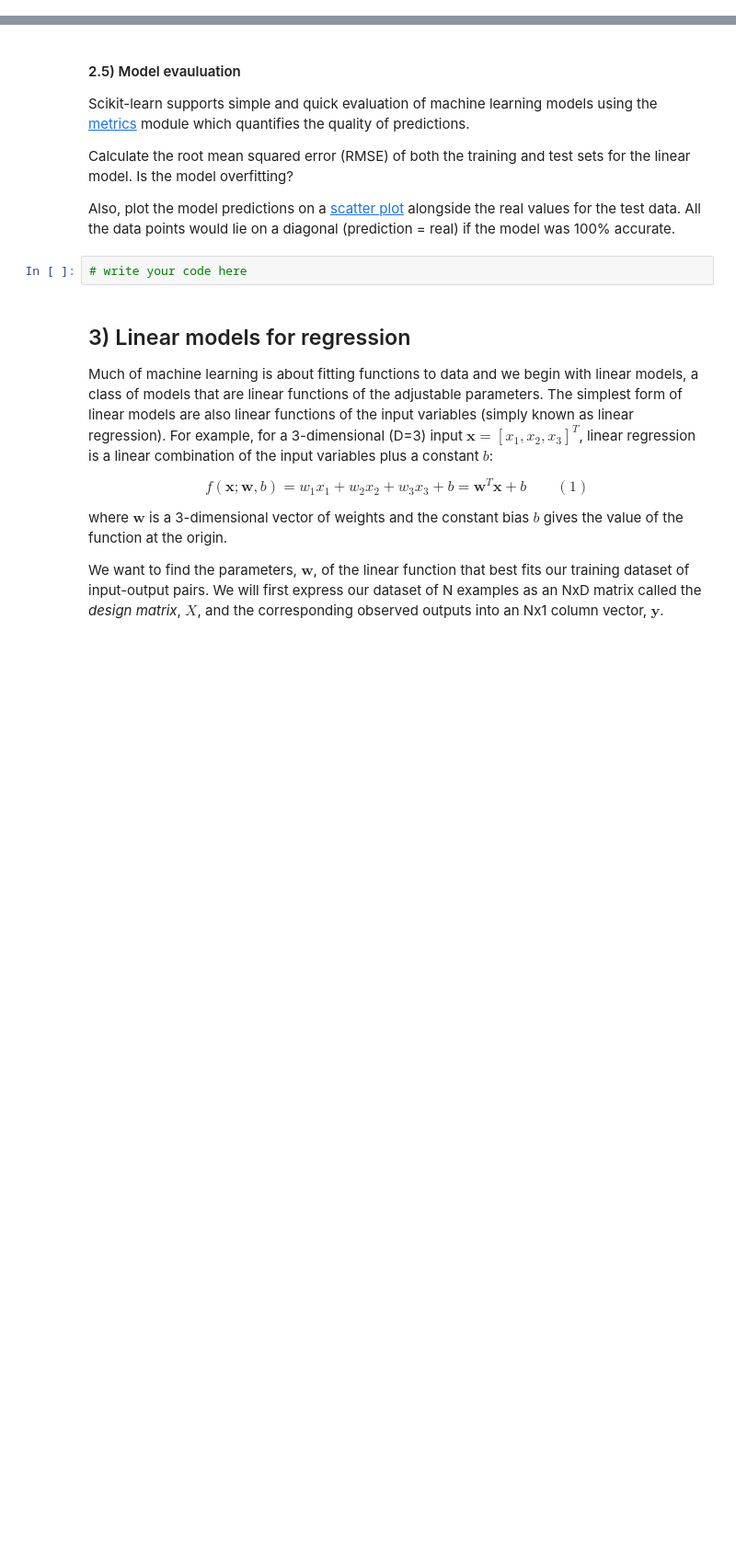
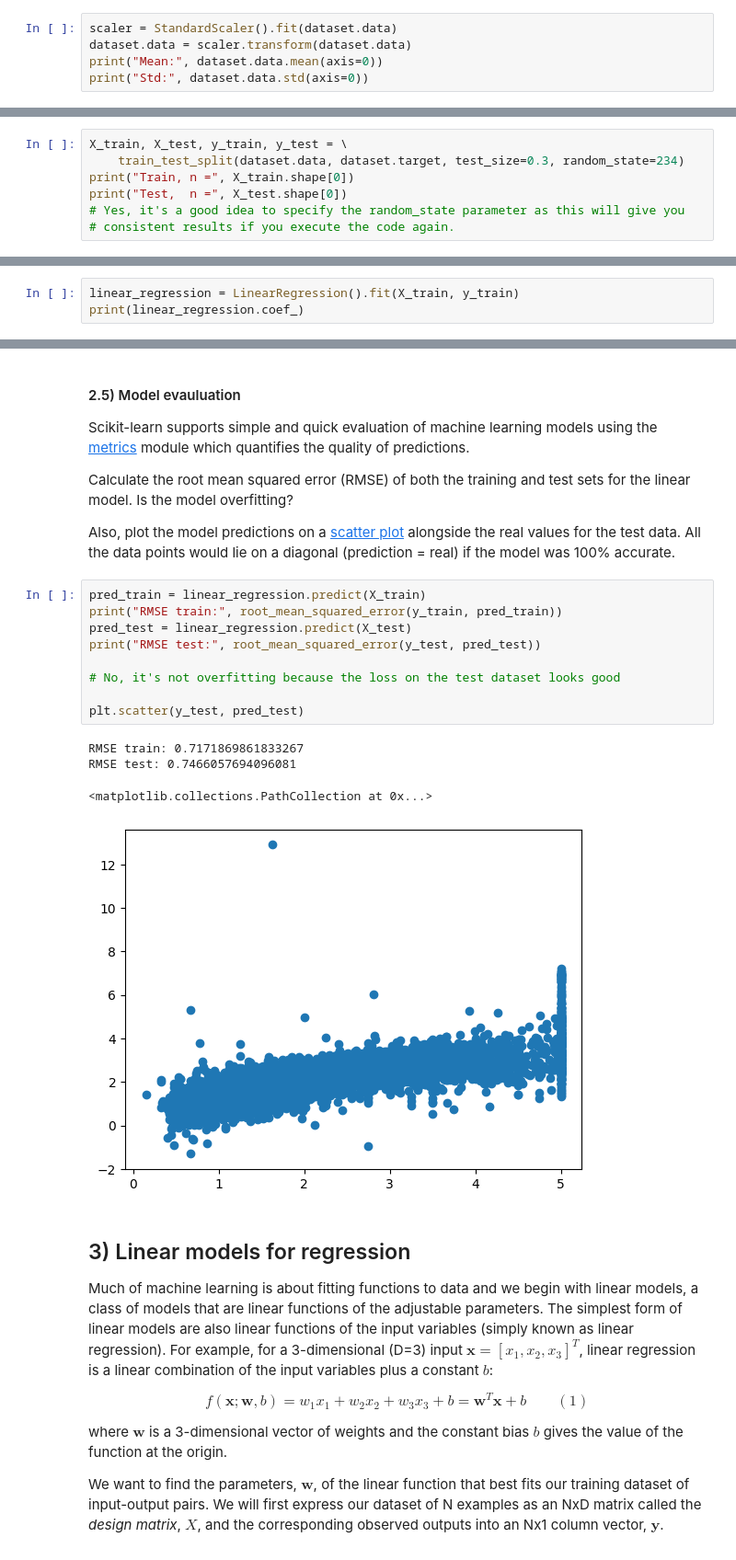
Before and after one commit to Rolodophone/ml-labs, a Jupyter notebook: lab1/lab1-intro_to_numpy_scikitlearn.ipynb, the cells around one changed output, grey strips where cells are left out. Shown at 92% size. Cells and saved outputs as stored; diff of their text form; blank space fills up the shorter version.

```diff
--- a/lab1/lab1-intro_to_numpy_scikitlearn.ipynb
+++ b/lab1/lab1-intro_to_numpy_scikitlearn.ipynb
@@ -317,0 +329,5 @@ Standardise the California housing training dataset loaded in the previous exerc
+# %%
+scaler = StandardScaler().fit(dataset.data)
+dataset.data = scaler.transform(dataset.data)
+print("Mean:", dataset.data.mean(axis=0))
+print("Std:", dataset.data.std(axis=0))
@@ -330,0 +349,7 @@ Should the `random_state` parameter be specified for the `train_test_split` func
+# %%
+X_train, X_test, y_train, y_test = \
+    train_test_split(dataset.data, dataset.target, test_size=0.3, random_state=234)
+print("Train, n =", X_train.shape[0])
+print("Test,  n =", X_test.shape[0])
+# Yes, it's a good idea to specify the random_state parameter as this will give you
+# consistent results if you execute the code again.
@@ -339,0 +366,3 @@ Print the linear model coefficients.
+# %%
+linear_regression = LinearRegression().fit(X_train, y_train)
+print(linear_regression.coef_)
@@ -344,8 +376,20 @@ Scikit-learn supports simple and quick evaluation of machine learning models usi
 Calculate the root mean squared error (RMSE) of both the training and test sets for the linear model. Is the model overfitting?
 
 Also, plot the model predictions on a [scatter plot](https://matplotlib.org/3.2.2/api/_as_gen/matplotlib.pyplot.scatter.html?highlight=scatter#matplotlib.pyplot.scatter) alongside the real values for the test data. All the data points would lie on a diagonal (prediction = real) if the model was 100% accurate.
-# %%
-# write your code here
+# %%
+pred_train = linear_regression.predict(X_train)
+print("RMSE train:", root_mean_squared_error(y_train, pred_train))
+pred_test = linear_regression.predict(X_test)
+print("RMSE test:", root_mean_squared_error(y_test, pred_test))
+
+# No, it's not overfitting because the loss on the test dataset looks good
+
+plt.scatter(y_test, pred_test)
+# %% [output]
+RMSE train: 0.7171869861833267
+RMSE test: 0.7466057694096081
+<matplotlib.collections.PathCollection at 0x...>
+[figure, added]
 # %% [markdown]
 ## 3) Linear models for regression
 Much of machine learning is about fitting functions to data and we begin with linear models, a class of models that are linear functions of the adjustable parameters. The simplest form of linear models are also linear functions of the input variables (simply known as linear regression). For example, for a 3-dimensional (D=3) input $\mathbf{x}=[x_1, x_2, x_3]^T$, linear regression is a linear combination of the input variables plus a constant $b$:
```
Also changed, not shown: parts of 8 cells of this notebook.
